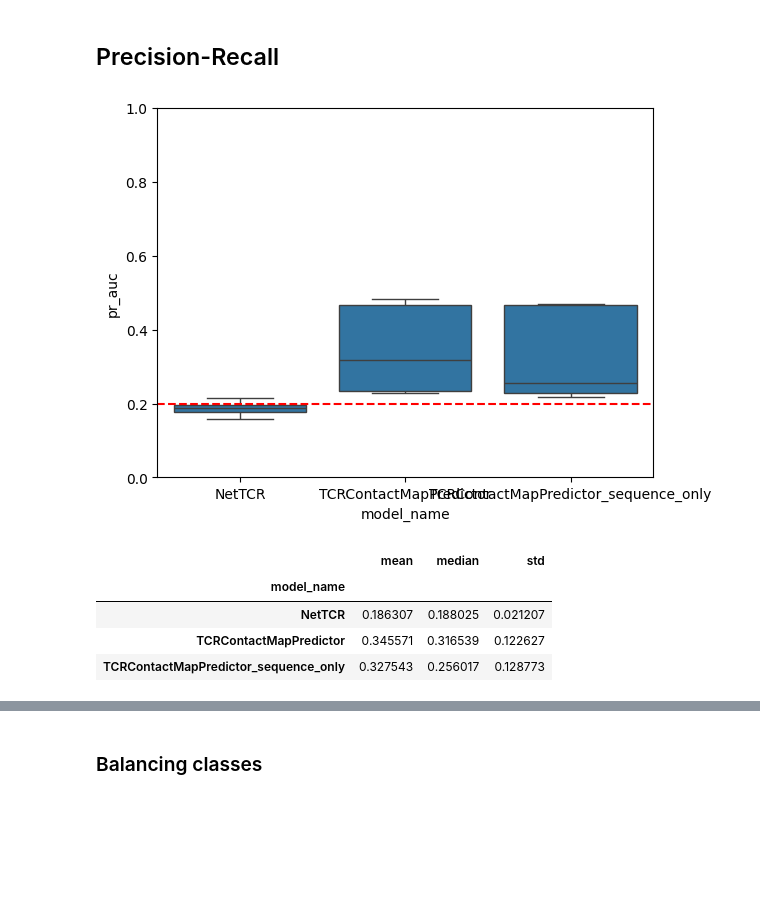
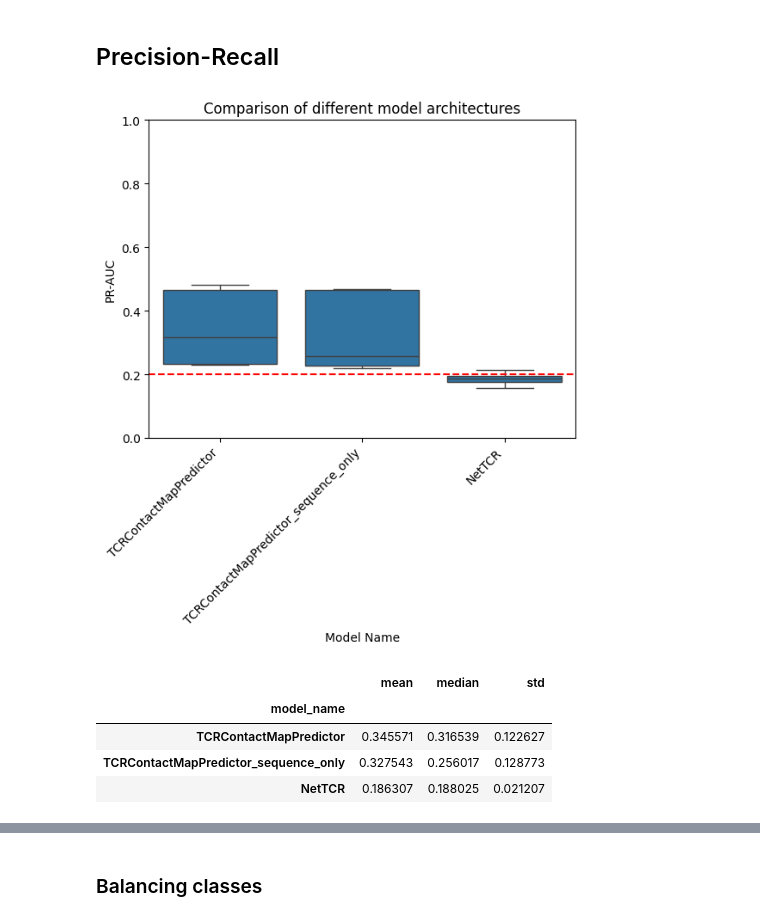
Before and after one commit to benjiemc/tcr-antigen-prediction, a Jupyter notebook: notebooks/benchmark_model_performance.ipynb, the cells around one changed output, grey strips where cells are left out. Drawn from its saved outputs; the diff is of its cells as text; code cells hidden in the pictures; blank space fills up the shorter version.

```diff
--- a/notebooks/benchmark_model_performance.ipynb
+++ b/notebooks/benchmark_model_performance.ipynb
@@ -164,6 +164,9 @@ Fold: 5
 Making predictions
 # %%
 predictions = pd.concat([predictions, predictions_nettcr])
+# %%
+def model_name_sort_key(name: str) -> tuple[str, str]:
+    return (-ord(name[0]), name)
 # %% [markdown]
 ## ROC
 # %%
@@ -221,11 +236,14 @@ KruskalResult(statistic=10.220000000000006, pvalue=0.006036082923599548)
 # %%
 model_groups = roc_results.groupby('model_name')
+model_group_names = sorted(model_groups.groups.keys(), key=lambda name: (-ord(name[0]), name, len(name)))
 
 fig, axes = plt.subplots(1, len(model_groups), figsize=(12, 6))
 
 fig.suptitle('ROC Curves', fontsize=20)
 
-for i, (model_name, model_group) in enumerate(model_groups):
+for i, model_name in enumerate(model_group_names):
+    model_group = model_groups.get_group(model_name)
+
     for fold, fold_group in model_group.groupby('fold'):
         roc_auc = fold_group['roc_auc'].to_numpy()[0]
         group = fold_group.explode(['tpr', 'fpr'])
@@ -314,20 +339,25 @@ pr_results[['precision', 'recall', 'threshold']] = pr_results['pr_curve'].apply(
 # %%
 pr_results['pr_auc'] = pr_results.apply(lambda row: metrics.auc(row['recall'], row['precision']), axis=1)
 # %%
-sns.boxplot(pr_results, x='model_name', y='pr_auc')
+sns.boxplot(pr_results, x='model_name', y='pr_auc', order=sorted(pr_results['model_name'], key=model_name_sort_key))
 plt.axhline(0.2, color='r', linestyle='dashed')
 
+plt.title('Comparison of different model architectures')
 plt.ylim([0.0, 1.0])
-
+plt.xlabel('Model Name')
+plt.ylabel('PR-AUC')
+plt.xticks(rotation=45, ha='right')
 plt.show()
 
-pr_results.groupby('model_name')['pr_auc'].agg(['mean', 'median', 'std'])
+pr_results_agg = pr_results.groupby('model_name')['pr_auc'].agg(['mean', 'median', 'std'])
+pr_results_agg = pr_results_agg.loc[sorted(pr_results_agg.index, key=model_name_sort_key)]
+pr_results_agg
 # %% [output]
-[figure, old version]
+[figure, new version]
 |  | mean | median | std |
 | model_name |  |  |  |
-| NetTCR | 0.186307 | 0.188025 | 0.021207 |
 | TCRContactMapPredictor | 0.345571 | 0.316539 | 0.122627 |
 | TCRContactMapPredictor_sequence_only | 0.327543 | 0.256017 | 0.128773 |
+| NetTCR | 0.186307 | 0.188025 | 0.021207 |
 # %%
 groups = list(pr_results.groupby('model_name')['pr_auc'])
```
Also changed, not shown: parts of 27 cells of this notebook.
